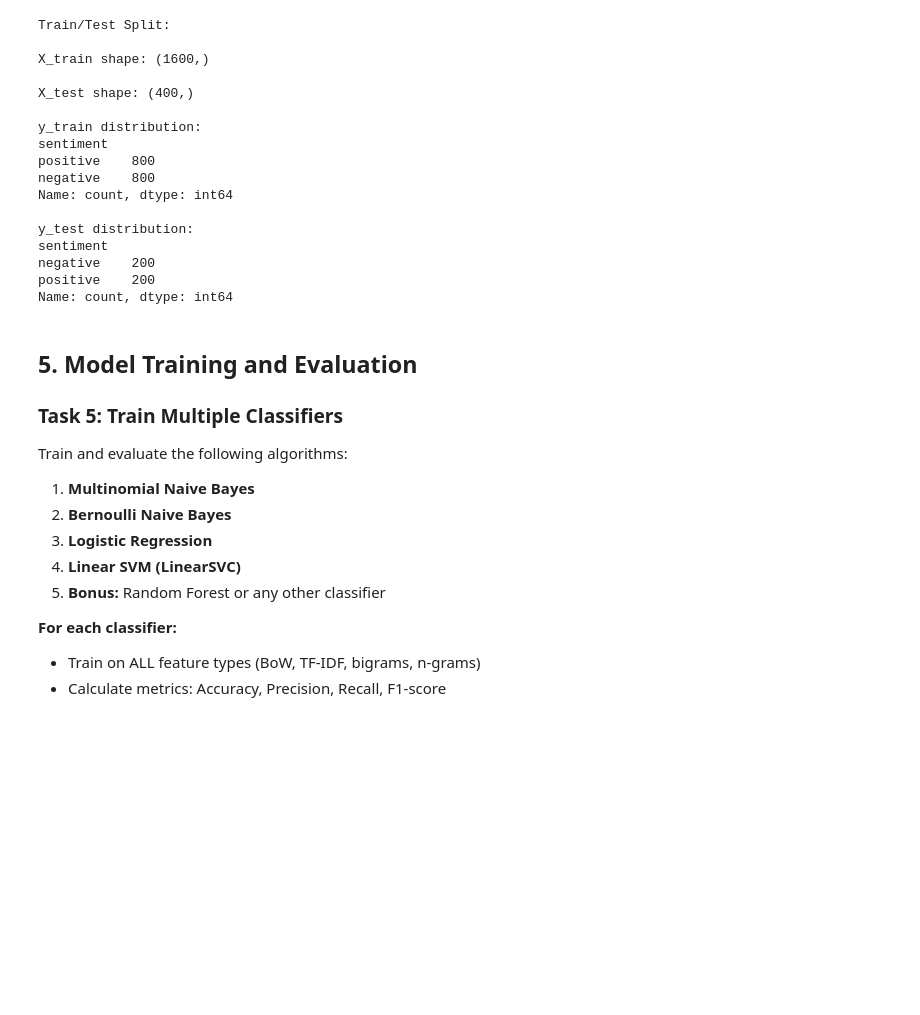
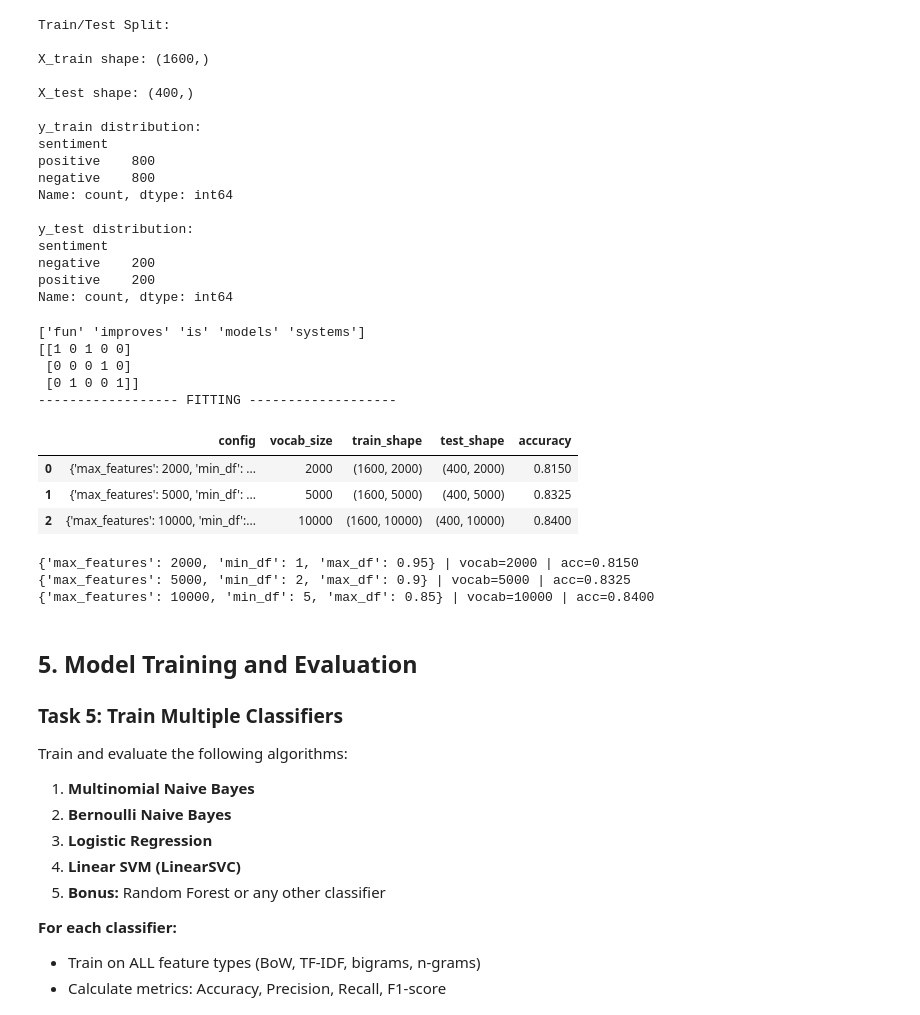
Before and after one commit to gooners006/MSE, a Jupyter notebook: NLP501/NLP_Lab02_Extra_Requirements.ipynb, the cells around one changed output. Saved outputs shown, nothing was run; the diff lists cells and outputs as text; code cells hidden in the pictures; blank space fills up the shorter version.

```diff
--- a/NLP501/NLP_Lab02_Extra_Requirements.ipynb
+++ b/NLP501/NLP_Lab02_Extra_Requirements.ipynb
@@ -402,3 +395,80 @@ from sklearn.feature_extraction.text import CountVectorizer
+# %%
+# TODO: Feature Extraction Method 1 - Bag of Words
+from sklearn.feature_extraction.text import CountVectorizer
+from sklearn.preprocessing import LabelEncoder
+from sklearn.linear_model import LogisticRegression
+from sklearn.metrics import accuracy_score
+
+test_corpus = [
+    "machine learning is fun",
+    "learning machine models",
+    "machine learning improves systems",
+]
+
+vectorizer = CountVectorizer(max_features=5000, min_df=1, max_df=0.9)
+
+X = vectorizer.fit_transform(test_corpus)
+
+print(vectorizer.get_feature_names_out())
+print(X.toarray())
+print("------------------ FITTING -------------------")
+
+# Encode labels
+le = LabelEncoder()
+y_train_enc = le.fit_transform(y_train)
+y_test_enc = le.transform(y_test)
+
+corpus = X_train.tolist()
+
+configs = [
+    {"max_features": 2000, "min_df": 1, "max_df": 0.95},
+    {"max_features": 5000, "min_df": 2, "max_df": 0.9},
+    {"max_features": 10000, "min_df": 5, "max_df": 0.85},
+]
+
+results = []
+
+for cfg in configs:
+    # 1. Vectorizer (fit on train only)
+    vectorizer = CountVectorizer(
+        max_features=cfg["max_features"], min_df=cfg["min_df"], max_df=cfg["max_df"]
+    )
+
+    X_train_bow = vectorizer.fit_transform(X_train)
+    X_test_bow = vectorizer.transform(X_test)
+
+    # 2. Classifier
+    clf = LogisticRegression(max_iter=1000)
+    clf.fit(X_train_bow, y_train_enc)
+
+    # 3. Evaluation
+    y_pred = clf.predict(X_test_bow)
+    acc = accuracy_score(y_test_enc, y_pred)
+
+    results.append(
+        {
+            "config": cfg,
+            "vocab_size": len(vectorizer.get_feature_names_out()),
+            "train_shape": X_train_bow.shape,
+            "test_shape": X_test_bow.shape,
+            "accuracy": acc,
+        }
+    )
+
+display(pd.DataFrame(results))
+# %% [output]
+['fun' 'improves' 'is' 'models' 'systems']
+[[1 0 1 0 0]
+ [0 0 0 1 0]
+ [0 1 0 0 1]]
+------------------ FITTING -------------------
+|  | config | vocab_size | train_shape | test_shape | accuracy |
+| 0 | {'max_features': 2000, 'min_df': ... | 2000 | (1600, 2000) | (400, 2000) | 0.8150 |
+| 1 | {'max_features': 5000, 'min_df': ... | 5000 | (1600, 5000) | (400, 5000) | 0.8325 |
+| 2 | {'max_features': 10000, 'min_df':... | 10000 | (1600, 10000) | (400, 10000) | 0.8400 |
+{'max_features': 2000, 'min_df': 1, 'max_df': 0.95} | vocab=2000 | acc=0.8150
+{'max_features': 5000, 'min_df': 2, 'max_df': 0.9} | vocab=5000 | acc=0.8325
+{'max_features': 10000, 'min_df': 5, 'max_df': 0.85} | vocab=10000 | acc=0.8400
 # %%
 # TODO: Feature Extraction Method 2 - TF-IDF
 from sklearn.feature_extraction.text import TfidfVectorizer
```
Also changed, not shown: parts of 3 cells of this notebook.
